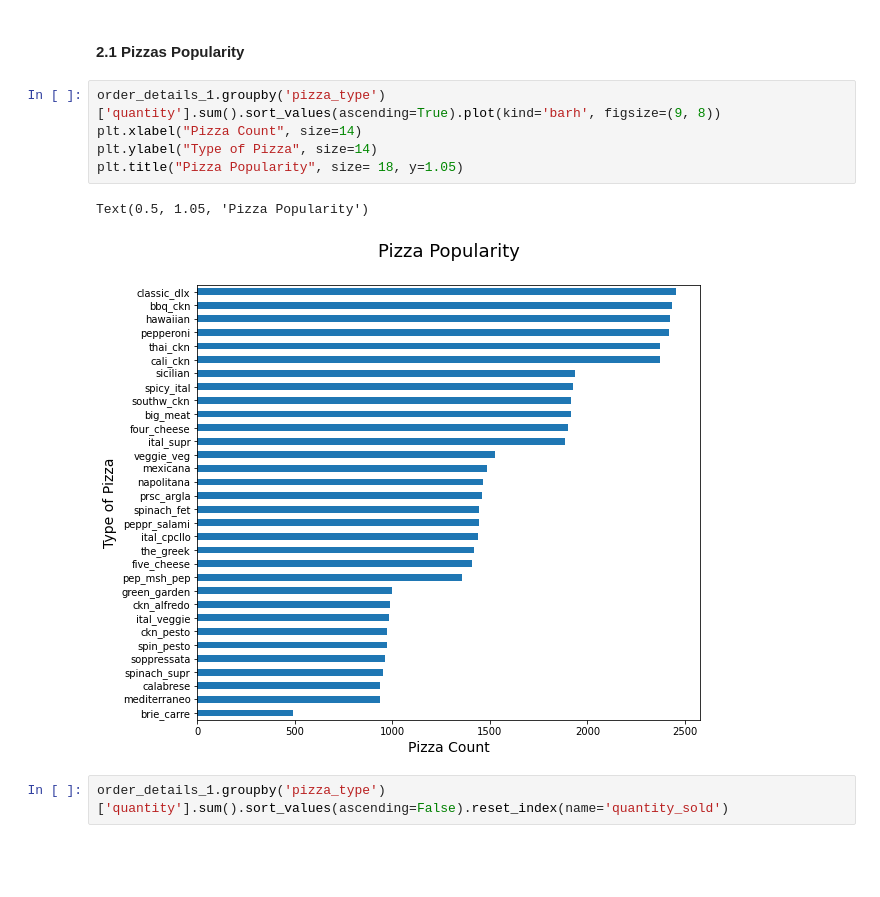
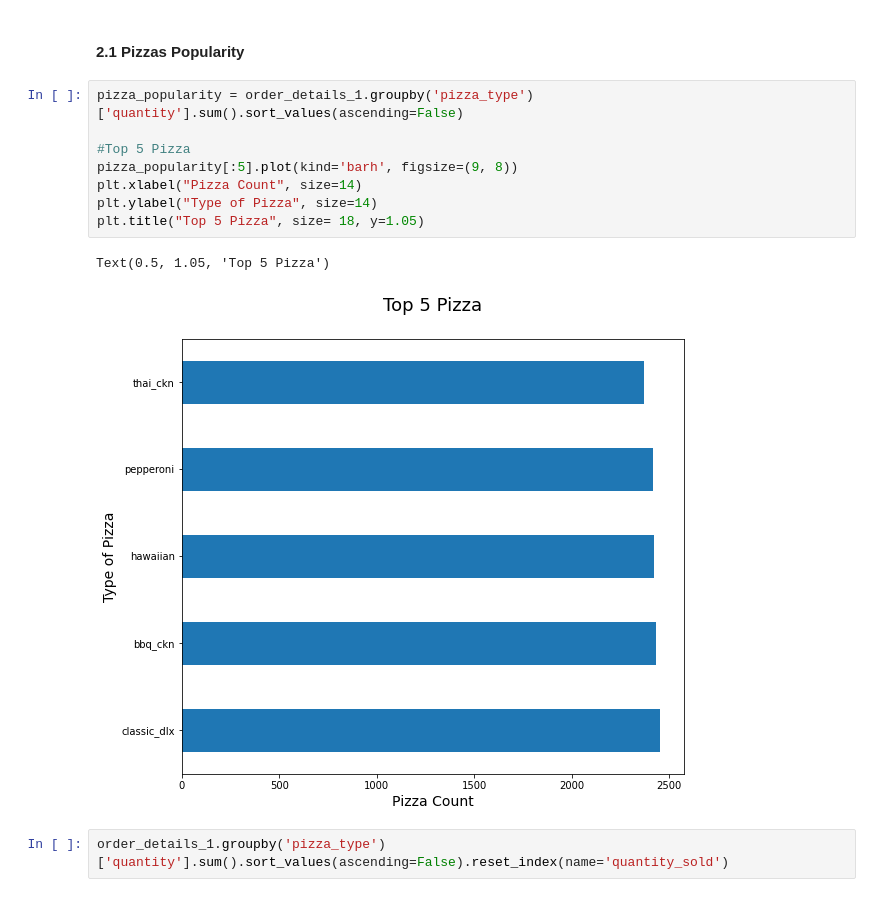
Before and after one commit to DalePeh/PersonalPortfolio, a Jupyter notebook: pizza-sales-analysis.ipynb, the cells around one changed output. Cells and saved outputs as stored; diff of their text form; blank space fills up the shorter version.

Commit message:
Kaggle Notebook | pizza_sales_analysis | Version 37

```diff
--- a/pizza-sales-analysis.ipynb
+++ b/pizza-sales-analysis.ipynb
@@ -522,13 +522,16 @@ monthly_sales.describe()
 # %% [markdown]
 #### 2.1 Pizzas Popularity
 # %%
-order_details_1.groupby('pizza_type')['quantity'].sum().sort_values(ascending=True).plot(kind='barh', figsize=(9, 8))
+pizza_popularity = order_details_1.groupby('pizza_type')['quantity'].sum().sort_values(ascending=False)
+
+#Top 5 Pizza
+pizza_popularity[:5].plot(kind='barh', figsize=(9, 8))
 plt.xlabel("Pizza Count", size=14)
 plt.ylabel("Type of Pizza", size=14)
-plt.title("Pizza Popularity", size= 18, y=1.05)
+plt.title("Top 5 Pizza", size= 18, y=1.05)
 # %% [output]
-Text(0.5, 1.05, 'Pizza Popularity')
+Text(0.5, 1.05, 'Top 5 Pizza')
-[figure, old version]
+[figure, new version]
 # %%
 order_details_1.groupby('pizza_type')['quantity'].sum().sort_values(ascending=False).reset_index(name='quantity_sold')
 # %% [output]
```
Also changed, not shown: parts of 4 cells of this notebook.
